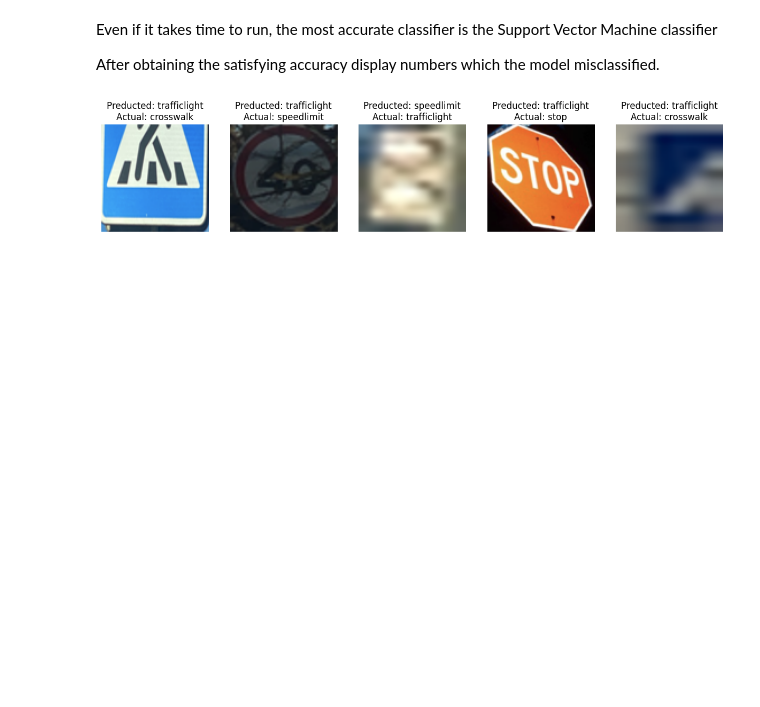
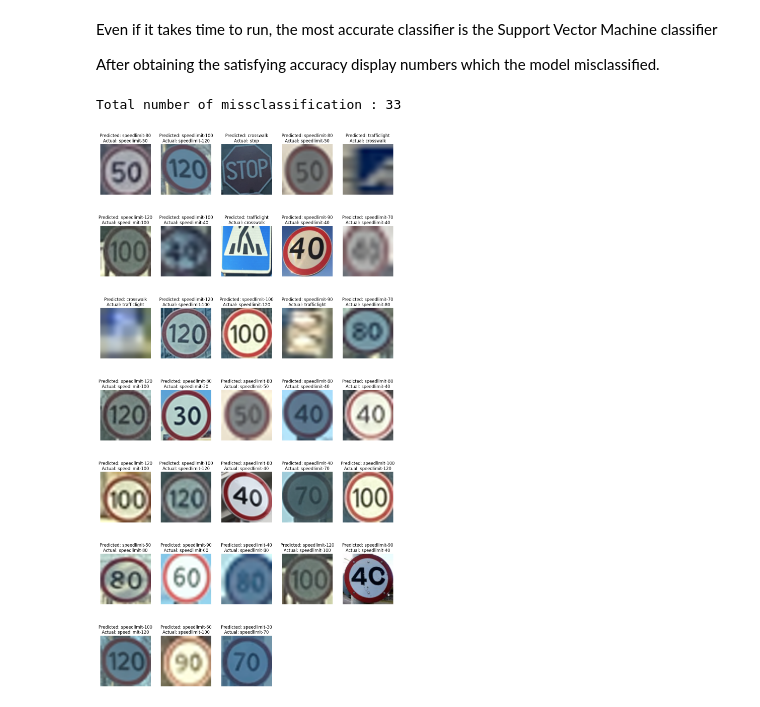
Before and after one commit to EliottMoriamez/Sign-Recognition-Team-A, a Jupyter notebook: project.ipynb, the cells around one changed output. Cells and saved outputs as stored; diff of their text form; code cells hidden in the pictures; blank space fills up the shorter version.

```diff
--- a/project.ipynb
+++ b/project.ipynb
@@ -89,7 +98,7 @@ for i in range(9):
     idx = random.randint(0, len(X)-1)
     plt.subplot(3,3,i+1)
     plt.imshow(X[idx].astype("uint8"))
-    plt.title(y[idx])
+    plt.title(y_all[idx])
     plt.axis('off')
 plt.show()
 # %% [output]
@@ -237,0 +265,13 @@ Best parameters: {'n_neighbors': 1, 'weights': 'uniform'}
+# %%
+y_train_sl = np.copy(y_train_all)
+mask = np.isin(y_train_sl, label_encoder.transform(["speedlimit", "crosswalk", "stop", "trafficlight"]))
+y_train_sl = y_train_all[~mask]
+X_train_sl = X_train[~mask]
+
+y_test_sl = np.copy(y_test_all)
+mask = np.isin(y_test_sl, label_encoder.transform(["speedlimit", "crosswalk", "stop", "trafficlight"]))
+y_test_sl = y_test_all[~mask]
+X_test_sl = X_test[~mask]
+
+print("Train speedlimit:", X_train_sl.shape, y_train_sl.shape)
+print("Test speedlimit :", X_test_sl.shape, y_test_sl.shape)
@@ -237,0 +283,3 @@ Best parameters: {'n_neighbors': 1, 'weights': 'uniform'}
+# %%
+cls_lr_sl = LogisticRegression(max_iter=600)
+cls_lr_sl.fit(X_train_sl, y_train_sl)
@@ -237,0 +315,4 @@ Best parameters: {'n_neighbors': 1, 'weights': 'uniform'}
+# %%
+y_predicted = np.copy(y_predicted_svm)
+mask = np.isin(y_predicted, label_encoder.transform(["speedlimit"]))
+y_predicted[mask] = cls_lr_sl.predict(X_test[mask])
@@ -242,22 +395,33 @@ Even if it takes time to run, the most accurate classifier is the Support Vector
 
 After obtaining the satisfying accuracy display numbers which the model misclassified.
 # %%
-y_missclassified_mask = y_predicted_svm != y_test
+y_missclassified_mask = y_predicted != y_test_all
 
-y_missclassified_computed = label_encoder.inverse_transform(y_predicted_svm[y_missclassified_mask])
-y_missclassified_test = label_encoder.inverse_transform(y_test[y_missclassified_mask])
+print("Total number of missclassification :", y_missclassified_mask.sum())
+
+y_missclassified_computed = label_encoder.inverse_transform(y_predicted[y_missclassified_mask])
+y_missclassified_test = label_encoder.inverse_transform(y_test_all[y_missclassified_mask])
 X_missclassified = X_test[y_missclassified_mask]
 
 n = len(y_missclassified_computed)
 
 X_missclassified = (X_missclassified.astype("float32") * 255.0).astype("uint8")
 
-fig, axes = plt.subplots(nrows=1, ncols=n, figsize=(15, 3))
+rows = (n + 4) // 5
+fig, axes = plt.subplots(nrows=rows, ncols=5, figsize=(15, rows * 4))
 for i in range(n):
-    plt.subplot(1,n,i+1)
+    plt.subplot(rows, 5, i+1)
     plt.imshow(X_missclassified[i].reshape(96, 96, 3))
-    plt.title("Preducted: " + y_missclassified_computed[i] + "\nActual: " + y_missclassified_test[i])
+    plt.title("Predicted: " + y_missclassified_computed[i] + "\nActual: " + y_missclassified_test[i])
     plt.axis('off')
+    plt.subplots_adjust(hspace=0.6)
+
+
+# Hide unused plot spots at the end
+for j in range(n, rows * 5):
+    axes.flatten()[j].axis('off')
+
 plt.show()
 # %% [output]
+Total number of missclassification : 33
-[figure, old version]
+[figure, new version]
```
Also changed, not shown: parts of 19 cells of this notebook.
